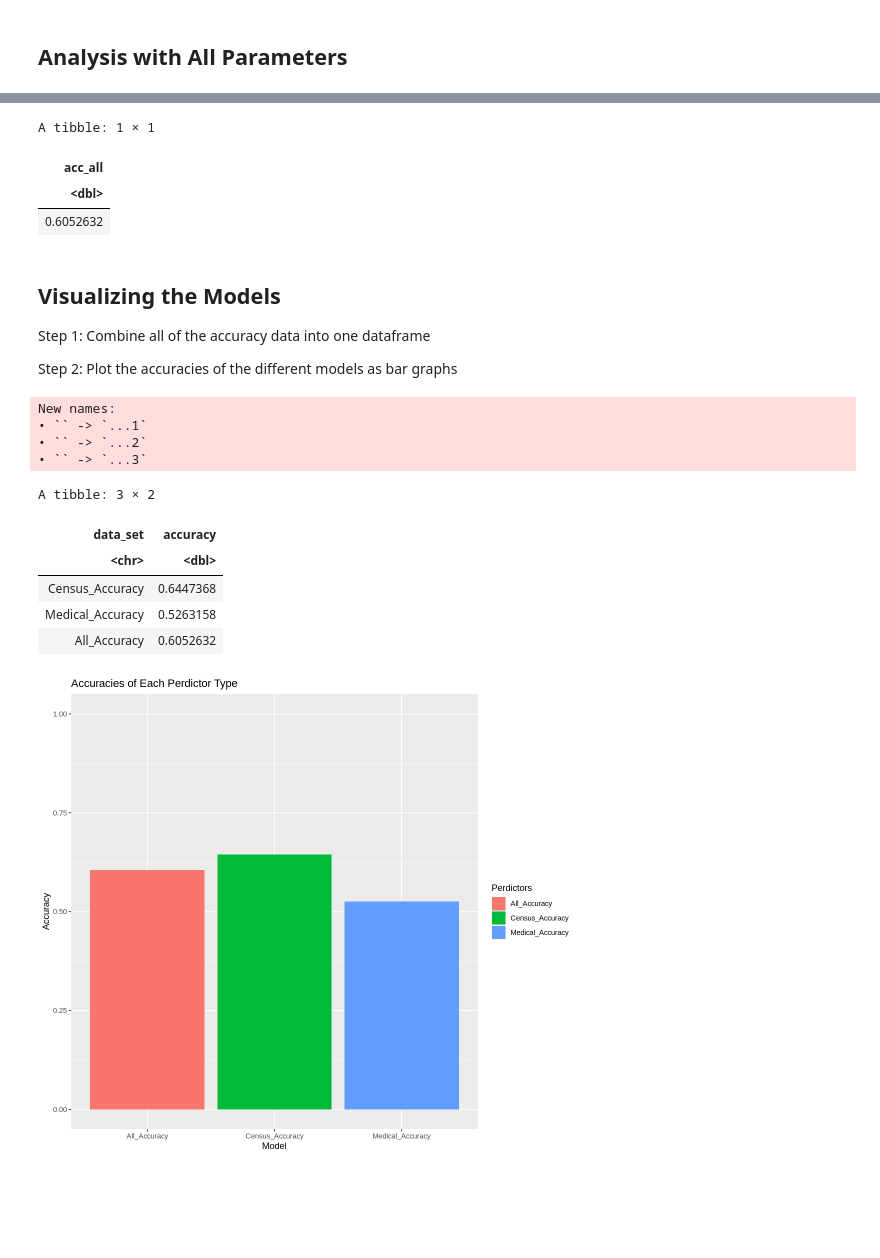
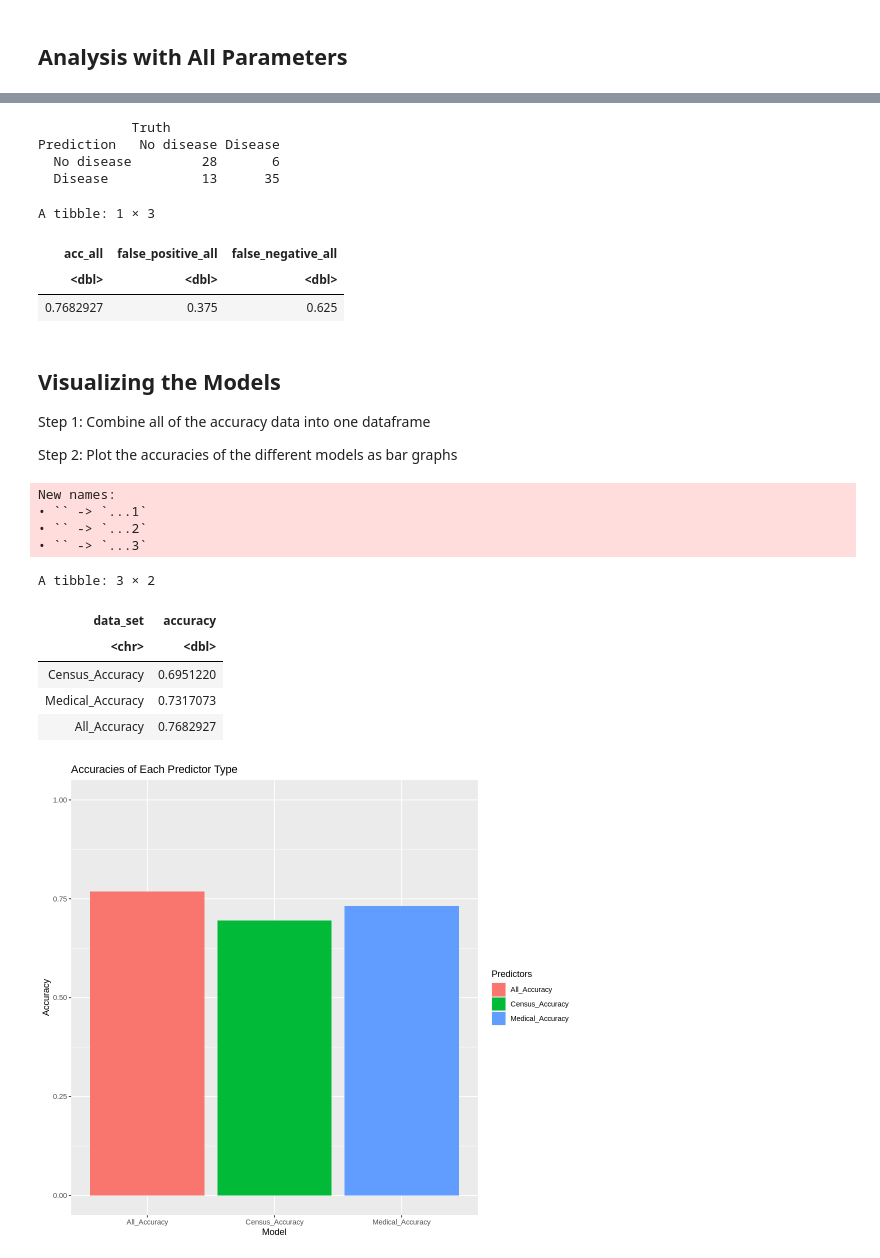
Before and after one commit to Phoebeml/Group20_DSCI100, a Jupyter notebook: Group20Project.ipynb, the cells around one changed output, grey strips where cells are left out. Cells and saved outputs as stored; diff of their text form; code cells hidden in the pictures; blank space fills up the shorter version.

```diff
--- a/Group20Project.ipynb
+++ b/Group20Project.ipynb
@@ -53,6 +66,12 @@ clean_heart_data <- Cl_heart_data_2 |>
 # rename column
 colnames(clean_heart_data) <- c("age", "sex", "trestbps", "chol", "fbs", "oldpeak", "num")
 
+ups_recipe <- recipe(num ~ ., data = clean_heart_data) |>
+  step_upsample(num, over_ratio = 1, skip = FALSE) |>
+  prep()
+
+clean_heart_data <- bake(ups_recipe, clean_heart_data)
+
 #splitting data into training and testing sets
 heart_data_split <-  initial_split(clean_heart_data, prop = 0.75, strata = num)
 heart_train <- training(heart_data_split)
@@ -99,9 +110,3 @@ A tibble: 2 × 2
-# %%
-ups_recipe <- recipe(num ~ ., data = heart_train) |>
-  step_upsample(num, over_ratio = 1, skip = FALSE) |>
-  prep()
-
-heart_train <- bake(ups_recipe, heart_train)
 # %%
 options(repr.plot.height = 15, repr.plot.width = 15)
 
@@ -288,8 +311,8 @@ accuracy_vs_k_med
 # %%
 #We now create a model using the best K chosen from above
-set.seed(9734)
+set.seed(4200)
 #make a new spec
-heart_spec_med <- nearest_neighbor(weight_func = "rectangular", neighbors = 8) |>
+heart_spec_med <- nearest_neighbor(weight_func = "rectangular", neighbors = 2) |>
     set_engine("kknn") |>
     set_mode("classification")
 
@@ -302,10 +325,19 @@ heart_fit_med <- workflow() |>
 heart_predicted_med <- predict(heart_fit_med, heart_test_med) |>
     bind_cols(heart_test_med)
 
+confusion_med <- heart_predicted_med|>
+             conf_mat(truth = num, estimate = .pred_class)
+confusion_med
+
 acc_med <- heart_predicted_med |>
     metrics(truth = num, estimate = .pred_class) |>
     filter(.metric == "accuracy") |>
     select(.estimate) |>
     pull()
-tibble(acc_med)
+
+false_positive_med <- 18/36
+
+false_negative_med <- 18/36
+
+tibble(acc_med, false_positive_med, false_negative_med)
 # %% [output]
@@ -368,7 +404,7 @@ accuracy_vs_k_all
 #We now create a model using the best K chosen from above
 set.seed(4200)
 #make a new spec
-heart_spec_all <- nearest_neighbor(weight_func = "rectangular", neighbors = 7) |>
+heart_spec_all <- nearest_neighbor(weight_func = "rectangular", neighbors = 2) |>
     set_engine("kknn") |>
     set_mode("classification")
 
@@ -386,12 +422,25 @@ acc_all <- heart_predicted_all |>
     filter(.metric == "accuracy") |>
     select(.estimate) |>
     pull()
-tibble(acc_all)
+
+confusion_all <- heart_predicted_all|>
+             conf_mat(truth = num, estimate = .pred_class)
+confusion_all
+
+false_positive_all <- 9/24
+
+false_negative_all <- 15/24
+
+tibble(acc_all, false_positive_all, false_negative_all)
 # %% [output]
-A tibble: 1 × 1
+            Truth
+Prediction   No disease Disease
+  No disease         28       6
+  Disease            13      35
+A tibble: 1 × 3
-| acc_all |
-| <dbl> |
-| 0.6052632 |
+| acc_all | false_positive_all | false_negative_all |
+| <dbl> | <dbl> | <dbl> |
+| 0.7682927 | 0.375 | 0.625 |
 # %% [markdown]
 Visualizing the Models
 ---
@@ -418,17 +467,17 @@ New names:
 A tibble: 3 × 2
 | data_set | accuracy |
 | <chr> | <dbl> |
-| Census_Accuracy | 0.6447368 |
-| Medical_Accuracy | 0.5263158 |
-| All_Accuracy | 0.6052632 |
+| Census_Accuracy | 0.6951220 |
+| Medical_Accuracy | 0.7317073 |
+| All_Accuracy | 0.7682927 |
 # %%
 #plot the accuracies as a bar graph
 Accuracy_plot <- tidy_accuracy_data |>
     ggplot(aes(x = data_set, y=accuracy, fill = data_set)) +
     geom_bar(stat = "identity") +
-    labs(x= "Model", y="Accuracy", fill = "Perdictors") +
+    labs(x= "Model", y="Accuracy", fill = "Predictors") +
     ylim(0:1) +
-    ggtitle("Accuracies of Each Perdictor Type")
+    ggtitle("Accuracies of Each Predictor Type")
 Accuracy_plot
 # %% [output]
-[figure, old version]
+[figure, new version]
```
Also changed, not shown: parts of 9 cells of this notebook.
